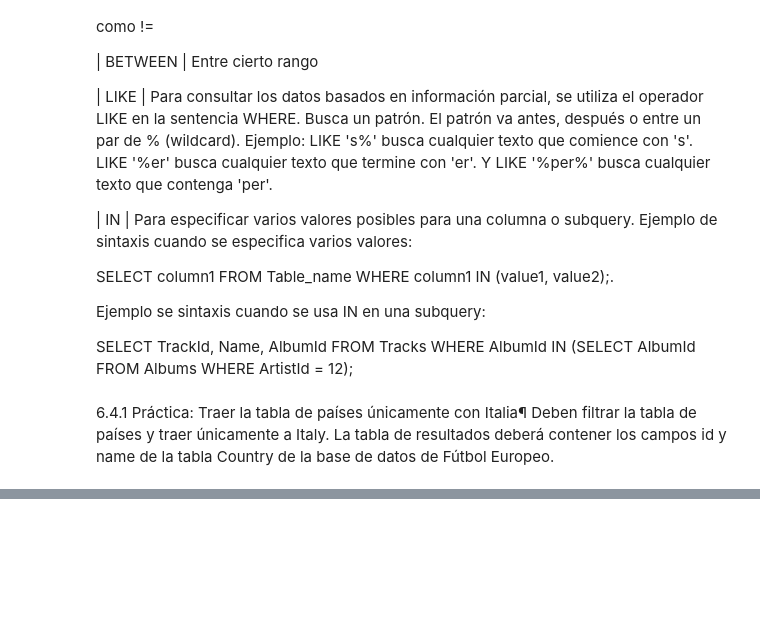
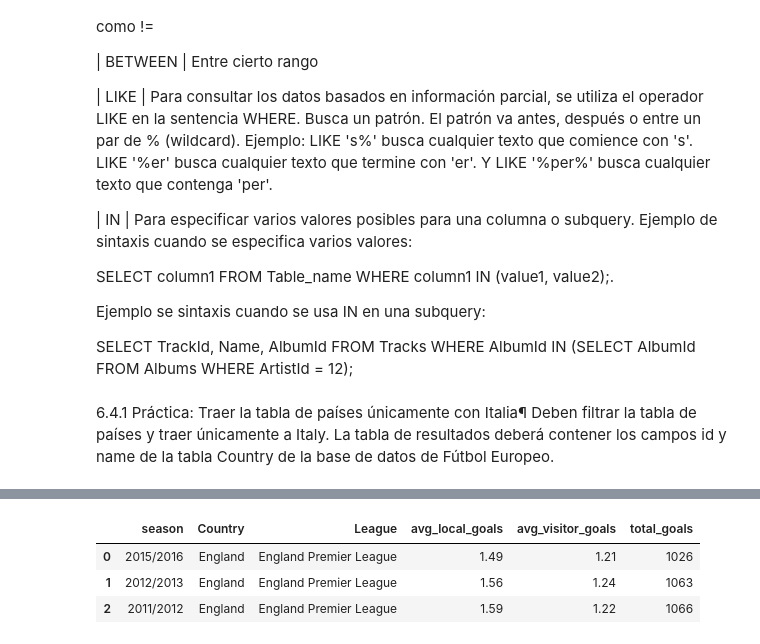
Before and after one commit to JenniferAQuintero/Talento_Tech2024, a Jupyter notebook: Taller_SQL.ipynb, the cells around one changed output, grey strips where cells are left out. Cells and saved outputs as stored; diff of their text form; code cells hidden in the pictures; blank space fills up the shorter version.

```diff
--- a/Taller_SQL.ipynb
+++ b/Taller_SQL.ipynb
@@ -623,0 +939,22 @@ countries_equal
+# %%
+query = """SELECT season,
+            Country.name AS Country,
+            League.name AS League,
+            ROUND(AVG(Match.home_team_goal),2) AS avg_local_goals,
+            ROUND(AVG(Match.away_team_goal),2) AS avg_visitor_goals,
+            SUM(home_team_goal+away_team_goal) AS total_goals
+        FROM Match
+        JOIN Country ON Country.id = Match.country_id
+        JOIN League ON League.id = Match.league_id
+        WHERE Country.name IN ('Spain', 'France', 'England')
+        GROUP BY season, League
+        HAVING avg_local_goals BETWEEN 1.4 AND 1.6 AND avg_visitor_goals BETWEEN 1.2 AND 1.6
+        ORDER BY season DESC;"""
+
+goals_by_season = pd.read_sql(query, conn)
+goals_by_season
+# %% [output]
+|  | season | Country | League | avg_local_goals | avg_visitor_goals | total_goals |
+| 0 | 2015/2016 | England | England Premier League | 1.49 | 1.21 | 1026 |
+| 1 | 2012/2013 | England | England Premier League | 1.56 | 1.24 | 1063 |
+| 2 | 2011/2012 | England | England Premier League | 1.59 | 1.22 | 1066 |
```
Also changed, not shown: parts of 58 cells of this notebook.
